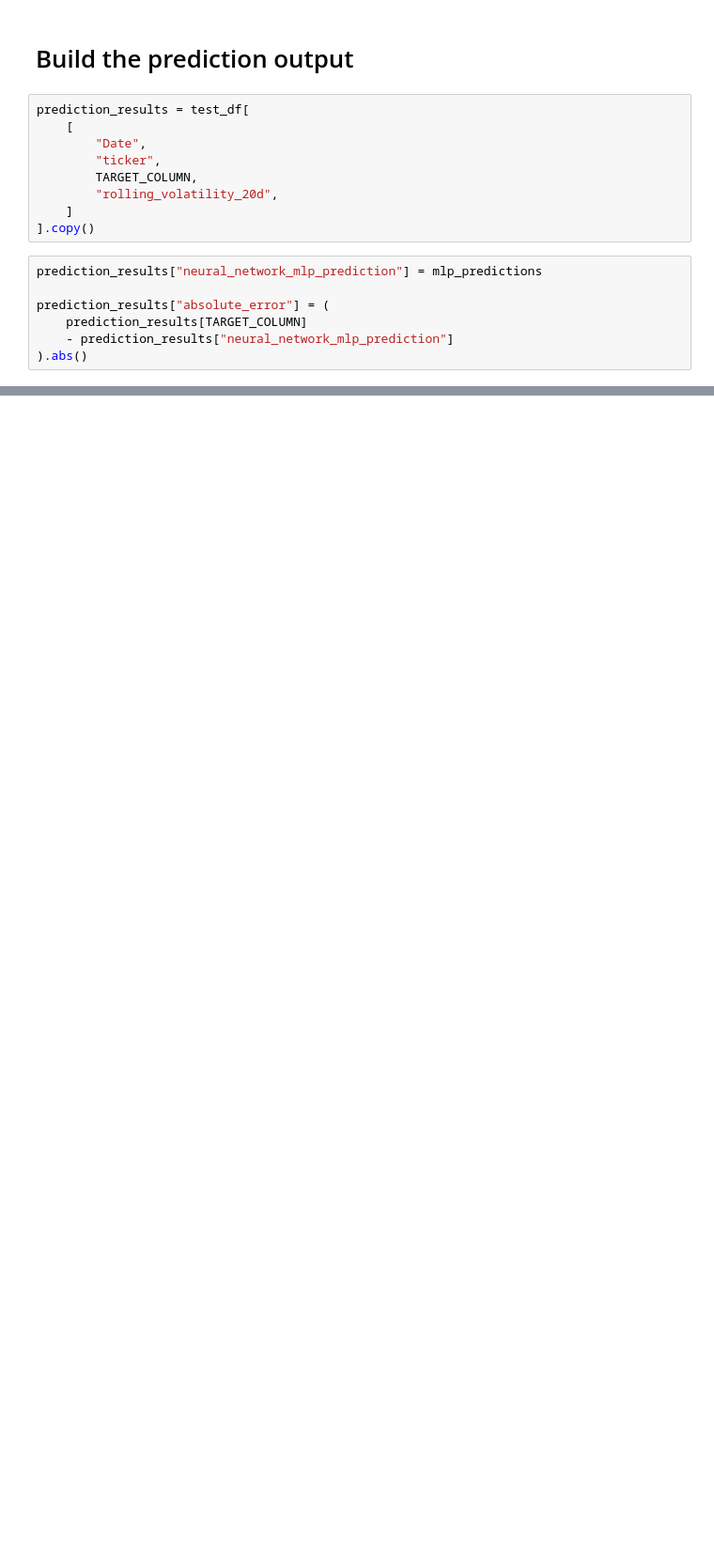
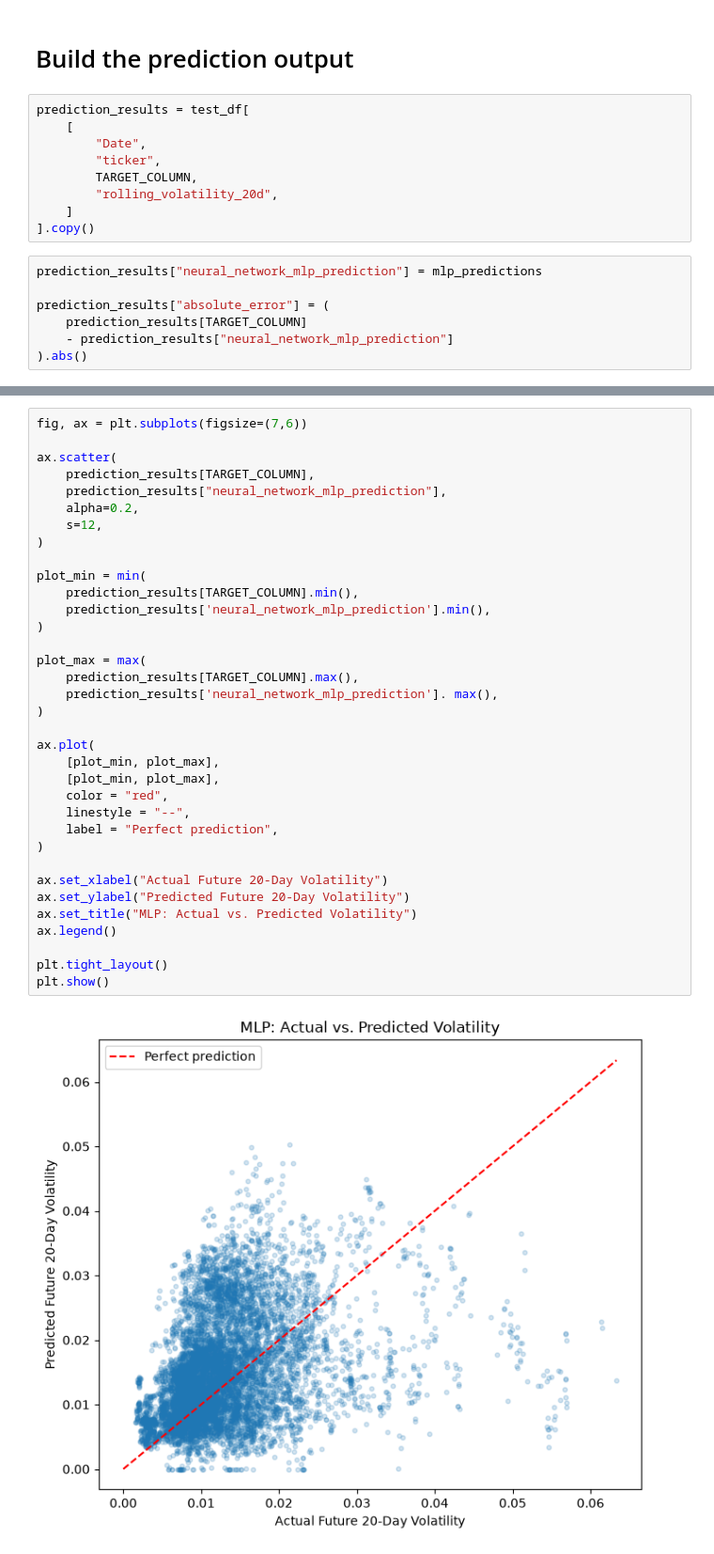
Before and after one commit to SamiiShabuse/INFO442-Group-Project, a Jupyter notebook: notebooks/04_modeling/07_neural_network_mlp.ipynb, the cells around one changed output, grey strips where cells are left out. Shown at 94% size. Drawn from its saved outputs; the diff is of its cells as text; blank space fills up the shorter version.

```diff
--- a/notebooks/04_modeling/07_neural_network_mlp.ipynb
+++ b/notebooks/04_modeling/07_neural_network_mlp.ipynb
@@ -414,0 +426,37 @@ prediction_results["absolute_error"] = (
+# %%
+fig, ax = plt.subplots(figsize=(7,6))
+
+ax.scatter(
+    prediction_results[TARGET_COLUMN],
+    prediction_results["neural_network_mlp_prediction"],
+    alpha=0.2,
+    s=12,
+)
+
+plot_min = min(
+    prediction_results[TARGET_COLUMN].min(),
+    prediction_results['neural_network_mlp_prediction'].min(),
+)
+
+plot_max = max(
+    prediction_results[TARGET_COLUMN].max(),
+    prediction_results['neural_network_mlp_prediction']. max(),
+)
+
+ax.plot(
+    [plot_min, plot_max],
+    [plot_min, plot_max],
+    color = "red",
+    linestyle = "--",
+    label = "Perfect prediction",
+)
+
+ax.set_xlabel("Actual Future 20-Day Volatility")
+ax.set_ylabel("Predicted Future 20-Day Volatility")
+ax.set_title("MLP: Actual vs. Predicted Volatility")
+ax.legend()
+
+plt.tight_layout()
+plt.show()
+# %% [output]
+[figure, added]
```
Also changed, not shown: parts of 10 cells of this notebook, 2 other files.
